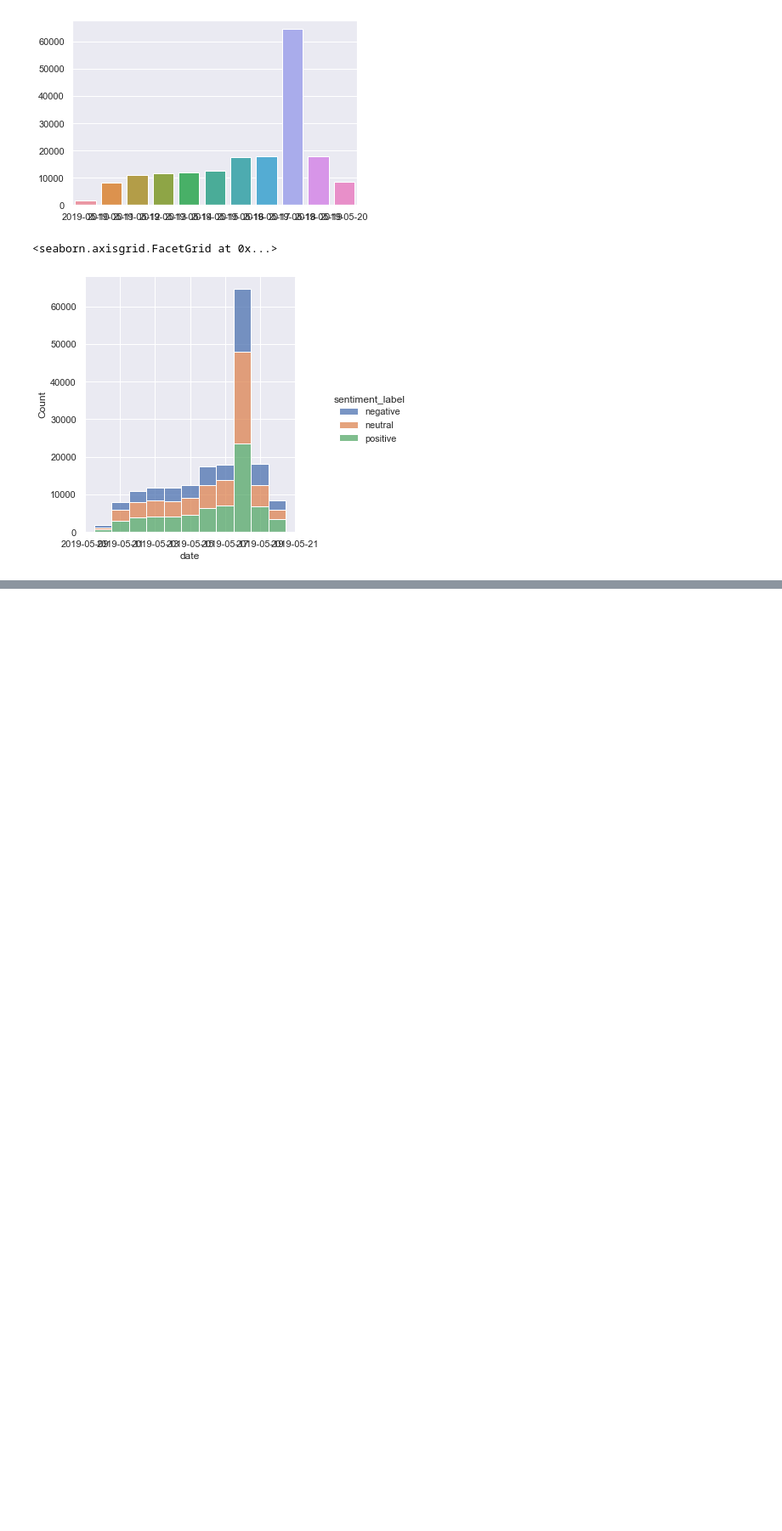
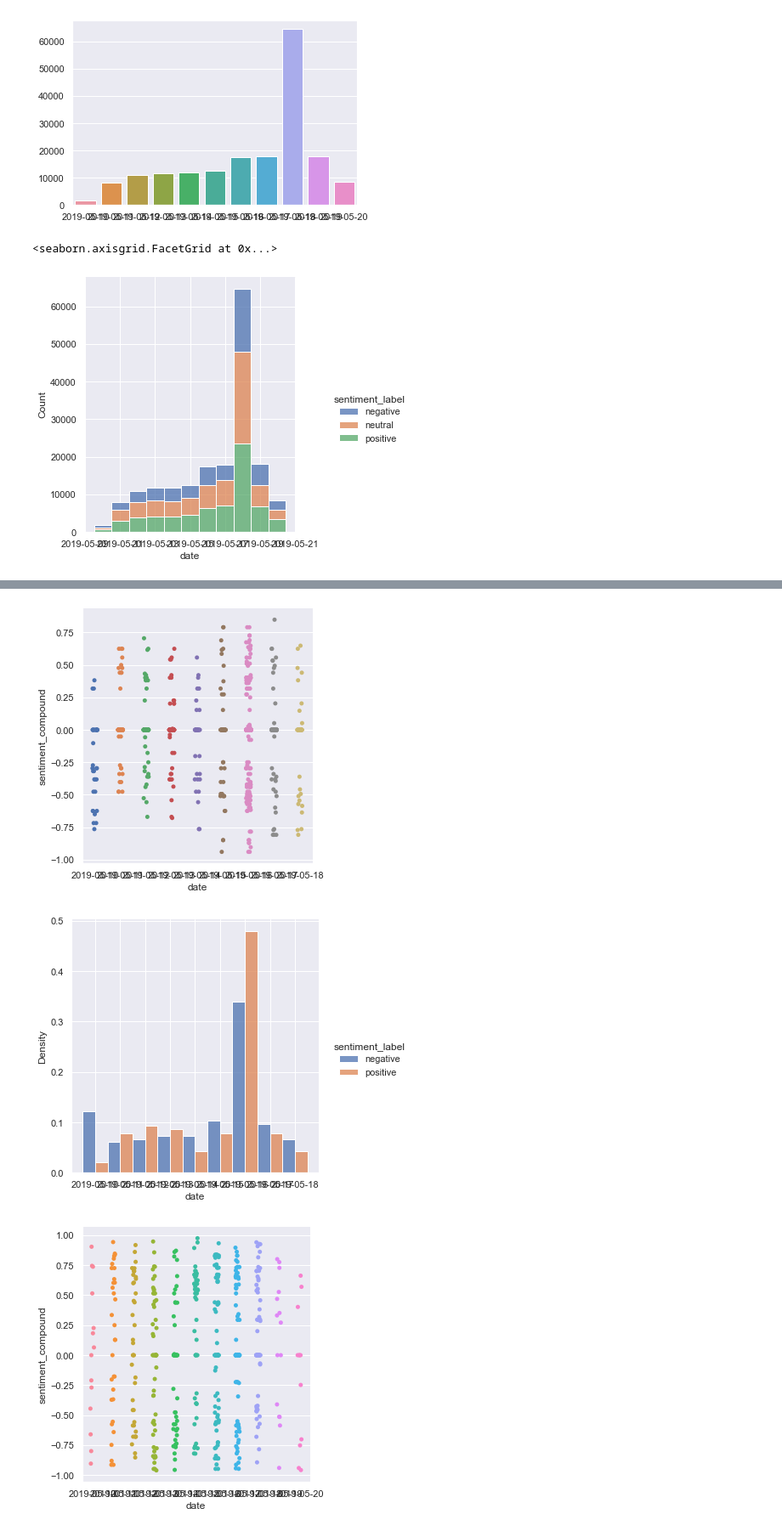
Before and after one commit to crisandrodr/AustralianElections, a Jupyter notebook: DataVisualization.ipynb, the cells around one changed output, grey strips where cells are left out. Shown at 85% size. Saved outputs shown, nothing was run; the diff lists cells and outputs as text; code cells hidden in the pictures; blank space fills up the shorter version.

```diff
--- a/DataVisualization.ipynb
+++ b/DataVisualization.ipynb
@@ -224,0 +225,16 @@ sns.displot(df_temp, x = 'date', hue = 'sentiment_label', multiple = 'dodge', co
+# %%
+users_with_more_tweets = list(df_data['user_id'].value_counts().index[:30])
+# %%
+for i in range(5):
+    df_temp = (df_data.loc[df_data['user_id'] == users_with_more_tweets[i]])[['date','sentiment_label','sentiment_compound']]
+    df_temp['date'] = pd.to_datetime(df_temp['date']).dt.date
+    df_temp = df_temp.sort_values('date')
+    sns.catplot(data = df_temp, x = 'date', y = 'sentiment_compound')
+    dummy_list = ['positive', 'negative']
+    df_temp2 = df_temp.copy()
+    df_temp2 = df_temp2.loc[df_temp2['sentiment_label'].isin(dummy_list)]
+    sns.displot(df_temp2, x = 'date', hue = 'sentiment_label', multiple = 'dodge', common_norm = False, stat= 'density')
+# %% [output]
+[figure, added]
+[figure, added]
+[figure, added]
```
Also changed, not shown: parts of 11 cells of this notebook, 4 other files.
